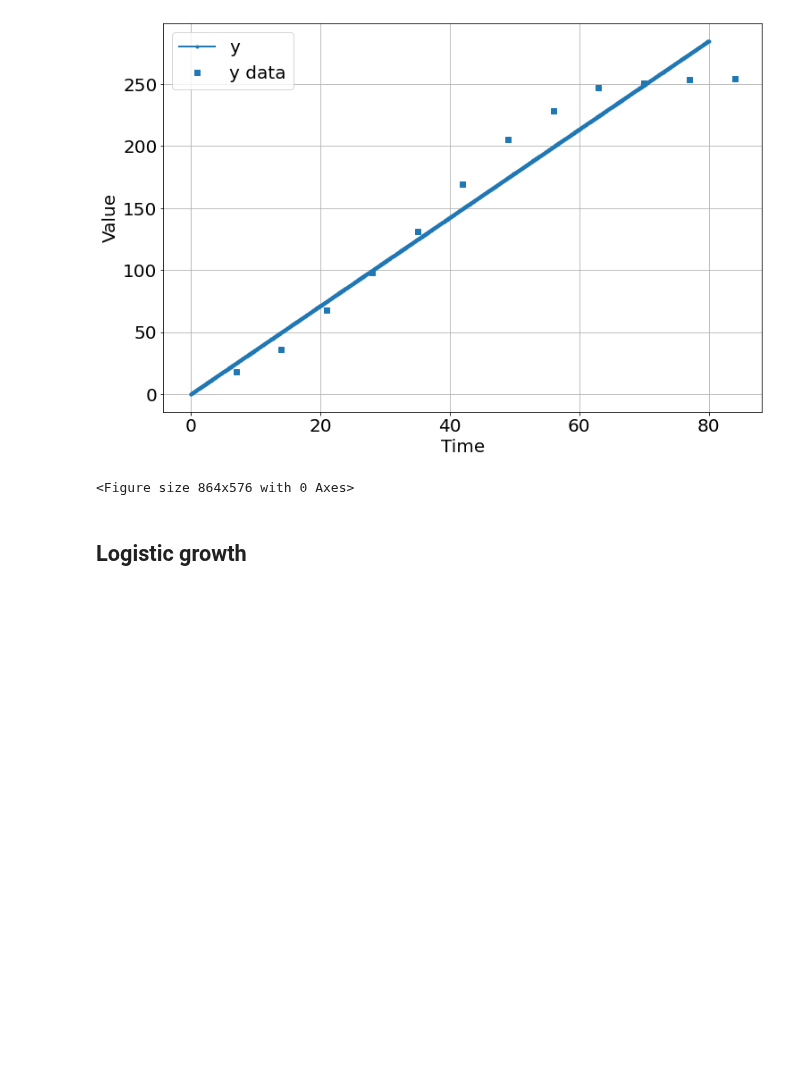
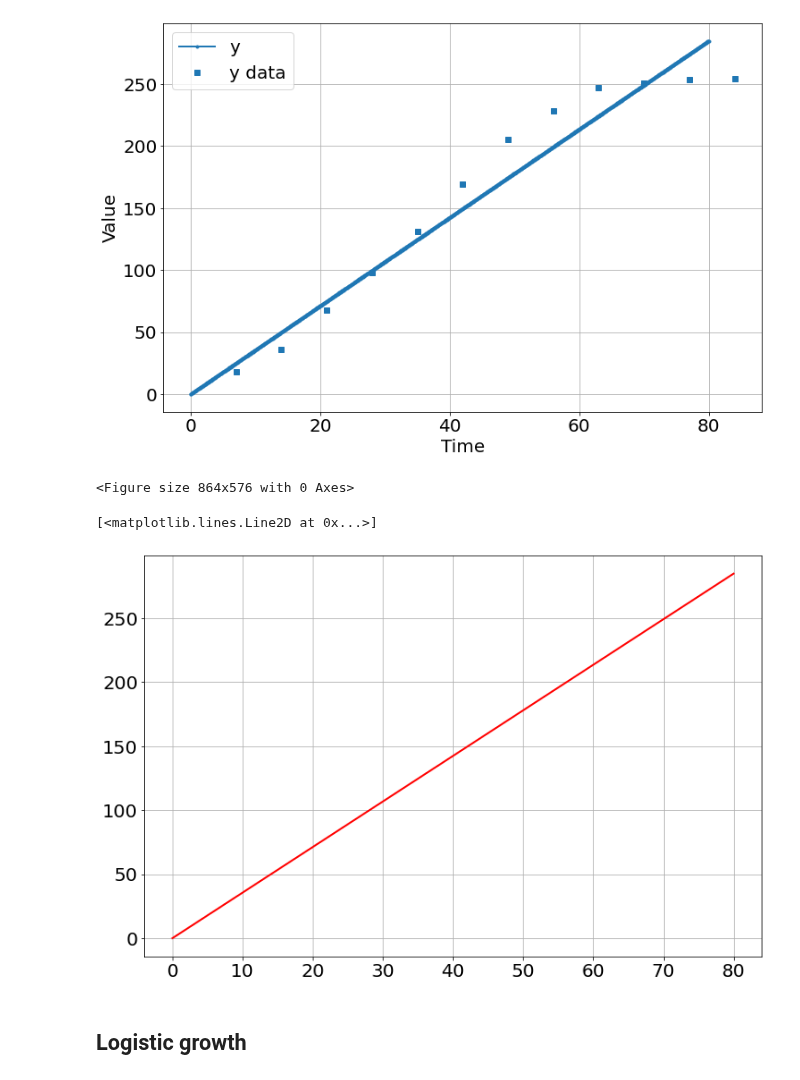
Before and after one commit to bblais/Computer-Programming-for-the-Sciences-Spring-2022, a Jupyter notebook: Sprint #3 - Parameter Fitting and Scientific Questions/2022-03-22 - lmfit with pyndamics.ipynb, the cells around one changed output. Saved outputs shown, nothing was run; the diff lists cells and outputs as text; code cells hidden in the pictures; blank space fills up the shorter version.

```diff
--- a/Sprint #3 - Parameter Fitting and Scientific Questions/2022-03-22 - lmfit with pyndamics.ipynb
+++ b/Sprint #3 - Parameter Fitting and Scientific Questions/2022-03-22 - lmfit with pyndamics.ipynb
@@ -56,6 +56,11 @@ sim.run(80)
 # %% [output]
 [figure]
 <Figure size 864x576 with 0 Axes>
+# %%
+plot(sim.t,sim.y,'r-')
+# %% [output]
+[<matplotlib.lines.Line2D at 0x...>]
+[figure, added]
 # %% [markdown]
 ## Logistic growth
 # %%
```
Also changed, not shown: 3 other files.
